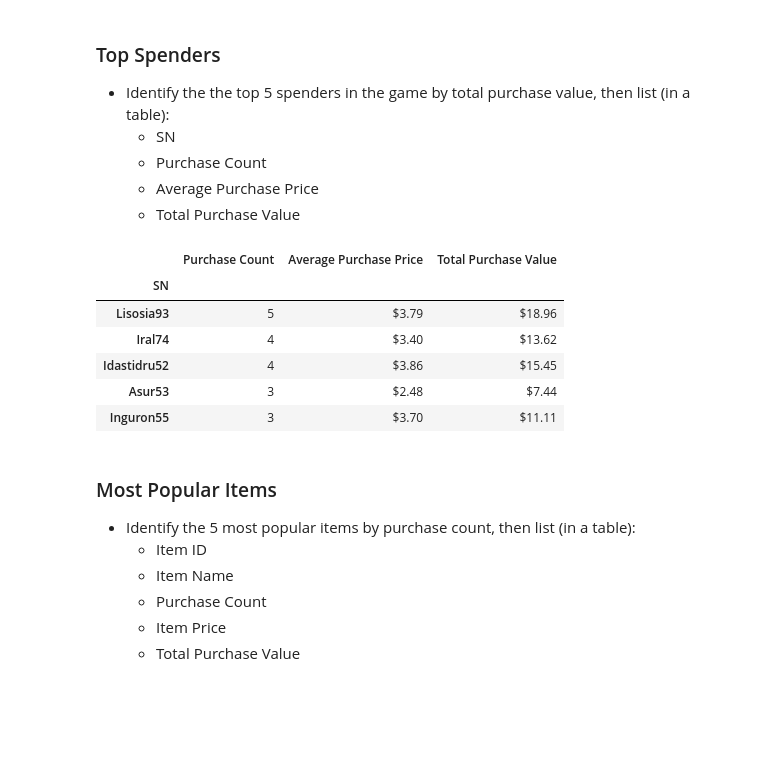
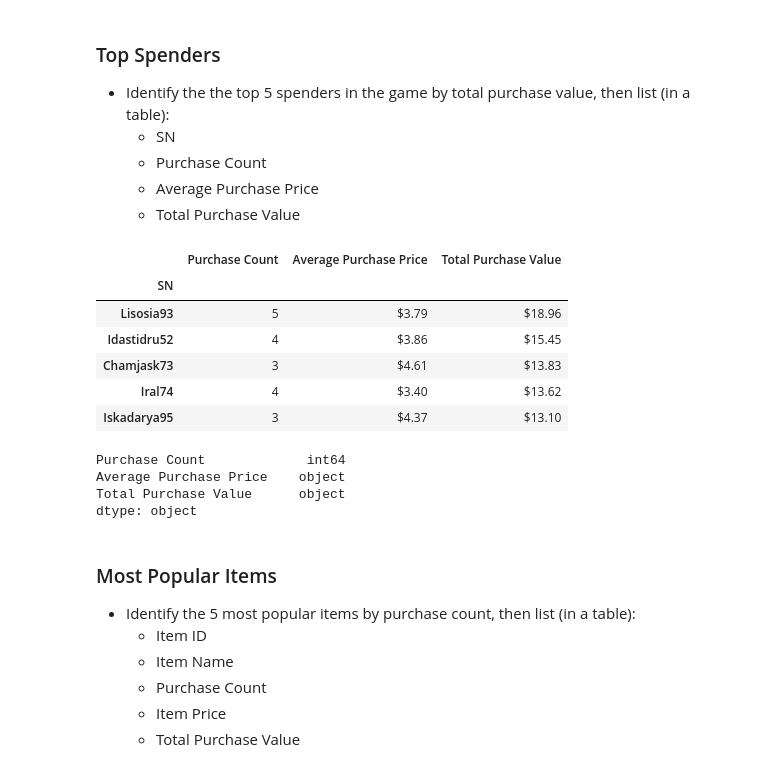
Before and after one commit to v33na/pandas-challenge, a Jupyter notebook: HeroesOfPymoli/HeroesOfPymoli.ipynb, the cells around one changed output. Cells and saved outputs as stored; diff of their text form; code cells hidden in the pictures; blank space fills up the shorter version.

```diff
--- a/HeroesOfPymoli/HeroesOfPymoli.ipynb
+++ b/HeroesOfPymoli/HeroesOfPymoli.ipynb
@@ -219,27 +219,34 @@ PurchAnalys_age
 # %%
 spender =df.groupby(["SN"])
 #Purchase Count
-purch_count_spender = spender["Purchase ID"].count()
+purch_count_spender = spender["SN"].count()
 #Average Purchase Price
 Avgprice_spender = spender["Price"].mean()
 #Total Purchase Value
 totalpurchase_spender = spender["Price"].sum()
 
 Topspenders = pd.DataFrame({"Purchase Count": purch_count_spender, "Average Purchase Price": Avgprice_spender, "Total Purchase Value":totalpurchase_spender })
-Topspenders["Average Purchase Price"] = Topspenders["Average Purchase Price"].map("${:,.2f}".format)
-Topspenders["Total Purchase Value"] = Topspenders["Total Purchase Value"].map("${:,.2f}".format)
+#Sort in descending order to obtain top 5 spender names
+Topspenders_sorted = Topspenders.sort_values("Total Purchase Value", ascending=False)
+Topspenders_sorted["Average Purchase Price"] = Topspenders_sorted["Average Purchase Price"].map("${:.2f}".format)
+Topspenders_sorted["Total Purchase Value"] = Topspenders_sorted["Total Purchase Value"].map("${:.2f}".format)
 
-#Sort in descending order to obtain top 5 spender names
-formatted_spenders = Topspenders.sort_values("Purchase Count", ascending=False)
-formatted_spenders.head()
+Topspenders_sorted.head()
 # %% [output]
 |  | Purchase Count | Average Purchase Price | Total Purchase Value |
 | SN |  |  |  |
 | Lisosia93 | 5 | $3.79 | $18.96 |
+| Idastidru52 | 4 | $3.86 | $15.45 |
+| Chamjask73 | 3 | $4.61 | $13.83 |
 | Iral74 | 4 | $3.40 | $13.62 |
-| Idastidru52 | 4 | $3.86 | $15.45 |
-| Asur53 | 3 | $2.48 | $7.44 |
-| Inguron55 | 3 | $3.70 | $11.11 |
+| Iskadarya95 | 3 | $4.37 | $13.10 |
+# %%
+Topspenders_sorted.dtypes
+# %% [output]
+Purchase Count             int64
+Average Purchase Price    object
+Total Purchase Value      object
+dtype: object
 # %% [markdown]
 ### Most Popular Items
 
```
Also changed, not shown: parts of 1 cell of this notebook.
